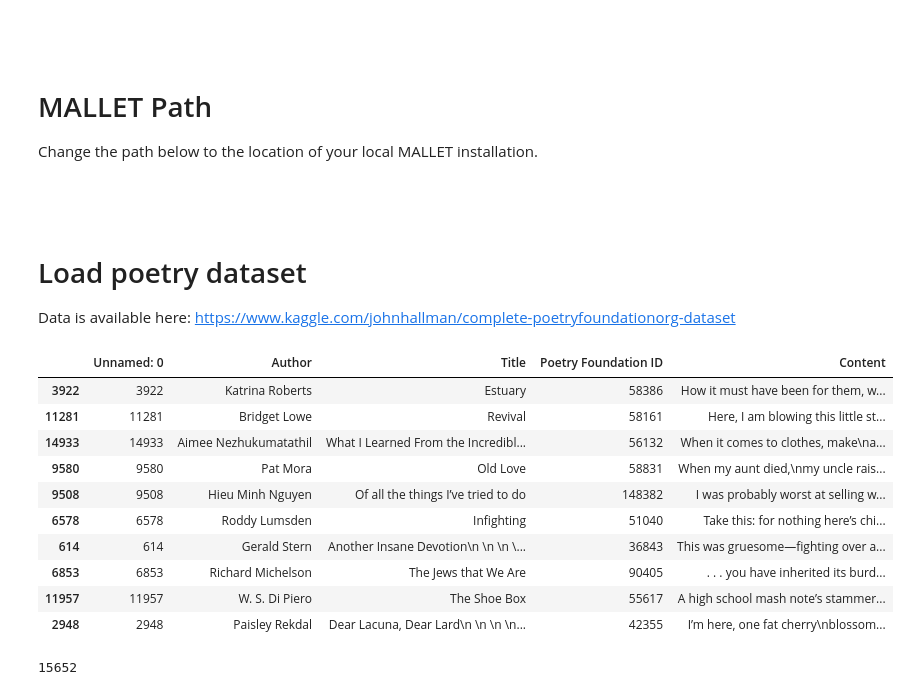
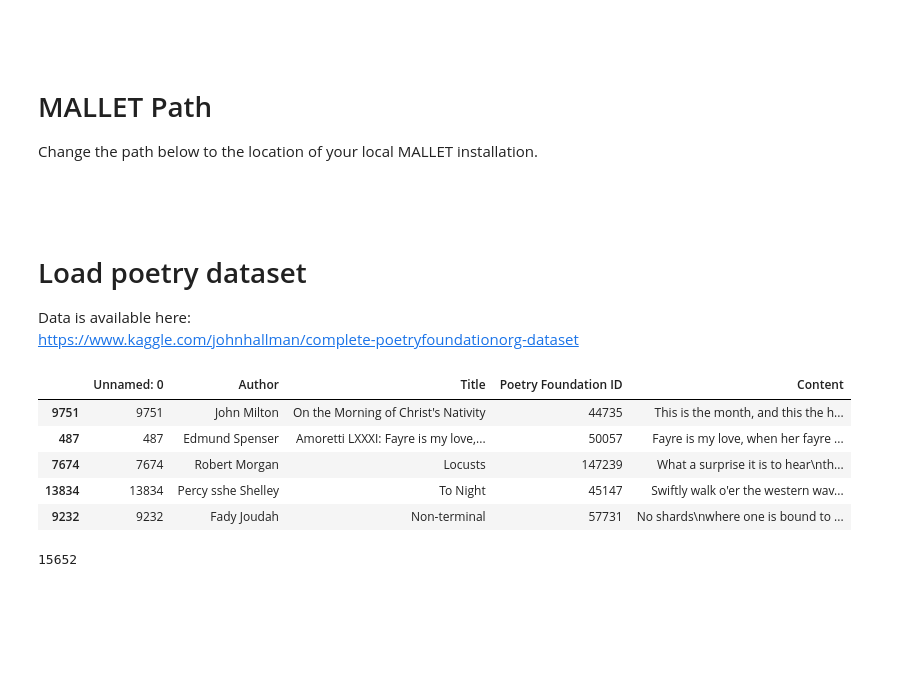
Before and after one commit to maria-antoniak/little-mallet-wrapper, a Jupyter notebook: demo.ipynb, the cells around one changed output. Drawn from its saved outputs; the diff is of its cells as text; code cells hidden in the pictures; blank space fills up the shorter version.

```diff
--- a/demo.ipynb
+++ b/demo.ipynb
@@ -26,4 +26,5 @@ path_to_mallet = '/Users/mah343/Documents/packages/mallet-2.0.8/bin/mallet'  # C
 
 # Load poetry dataset
 
-Data is available here: https://www.kaggle.com/johnhallman/complete-poetryfoundationorg-dataset
+Data is available here:
+https://www.kaggle.com/johnhallman/complete-poetryfoundationorg-dataset
@@ -34,19 +35,13 @@ poetry_path = '/Volumes/Maria\'s Black Passport/data/kaggle-poem-dataset/kaggle_
 # %%
 poetry_df = pd.read_csv(poetry_path)
-
-poetry_df.sample(10)
+poetry_df.sample(5)
 # %% [output]
 |  | Unnamed: 0 | Author | Title | Poetry Foundation ID | Content |
-| 3922 | 3922 | Katrina Roberts | Estuary | 58386 | How it must have been for them, w... |
-| 11281 | 11281 | Bridget Lowe | Revival | 58161 | Here, I am blowing this little st... |
-| 14933 | 14933 | Aimee Nezhukumatathil | What I Learned From the Incredibl... | 56132 | When it comes to clothes, make\na... |
-| 9580 | 9580 | Pat Mora | Old Love | 58831 | When my aunt died,\nmy uncle rais... |
-| 9508 | 9508 | Hieu Minh Nguyen | Of all the things I’ve tried to do | 148382 | I was probably worst at selling w... |
-| 6578 | 6578 | Roddy Lumsden | Infighting | 51040 | Take this: for nothing here’s chi... |
-| 614 | 614 | Gerald Stern | Another Insane Devotion\n \n \n \... | 36843 | This was gruesome—fighting over a... |
-| 6853 | 6853 | Richard Michelson | The Jews that We Are | 90405 | . . . you have inherited its burd... |
-| 11957 | 11957 | W. S. Di Piero | The Shoe Box | 55617 | A high school mash note’s stammer... |
-| 2948 | 2948 | Paisley Rekdal | Dear Lacuna, Dear Lard\n \n \n \n... | 42355 | I’m here, one fat cherry\nblossom... |
+| 9751 | 9751 | John Milton | On the Morning of Christ's Nativity | 44735 | This is the month, and this the h... |
+| 487 | 487 | Edmund Spenser | Amoretti LXXXI: Fayre is my love,... | 50057 | Fayre is my love, when her fayre ... |
+| 7674 | 7674 | Robert Morgan | Locusts | 147239 | What a surprise it is to hear\nth... |
+| 13834 | 13834 | Percy sshe Shelley | To Night | 45147 | Swiftly walk o'er the western wav... |
+| 9232 | 9232 | Fady Joudah | Non-terminal | 57731 | No shards\nwhere one is bound to ... |
 # %%
 print(len(poetry_df.index))
 # %% [output]
```
Also changed, not shown: parts of 2 cells of this notebook, 2 other files.
